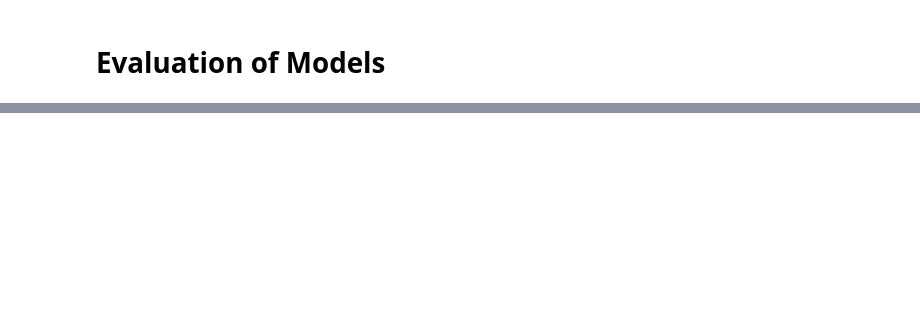
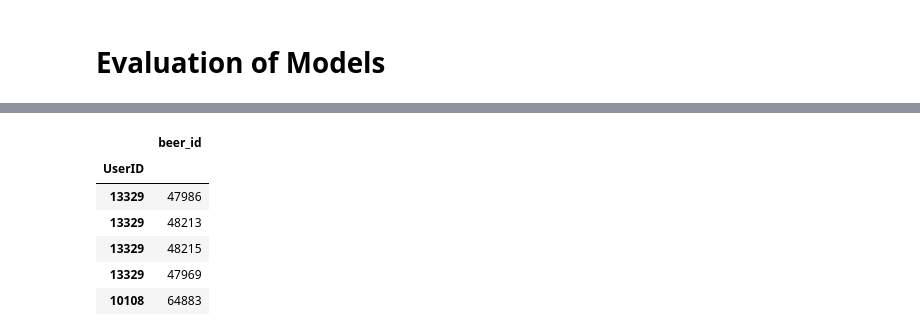
Before and after one commit to ashlidougherty/Beer-Recommender, a Jupyter notebook: CollabFiltering.ipynb, the cells around one changed output, grey strips where cells are left out. Cells and saved outputs as stored; diff of their text form; code cells hidden in the pictures; blank space fills up the shorter version.

```diff
--- a/CollabFiltering.ipynb
+++ b/CollabFiltering.ipynb
@@ -408,0 +484,14 @@ RMSE: 0.5949
+# %%
+#creating rating data
+user_df = pd.DataFrame(df, columns=['user_id','beer_id'])
+user_df.rename(columns={'user_id': 'UserID'}, inplace=True)
+user_df.set_index('UserID', inplace=True)
+user_df.head()
+# %% [output]
+|  | beer_id |
+| UserID |  |
+| 13329 | 47986 |
+| 13329 | 48213 |
+| 13329 | 48215 |
+| 13329 | 47969 |
+| 10108 | 64883 |
```
Also changed, not shown: parts of 32 cells of this notebook.
